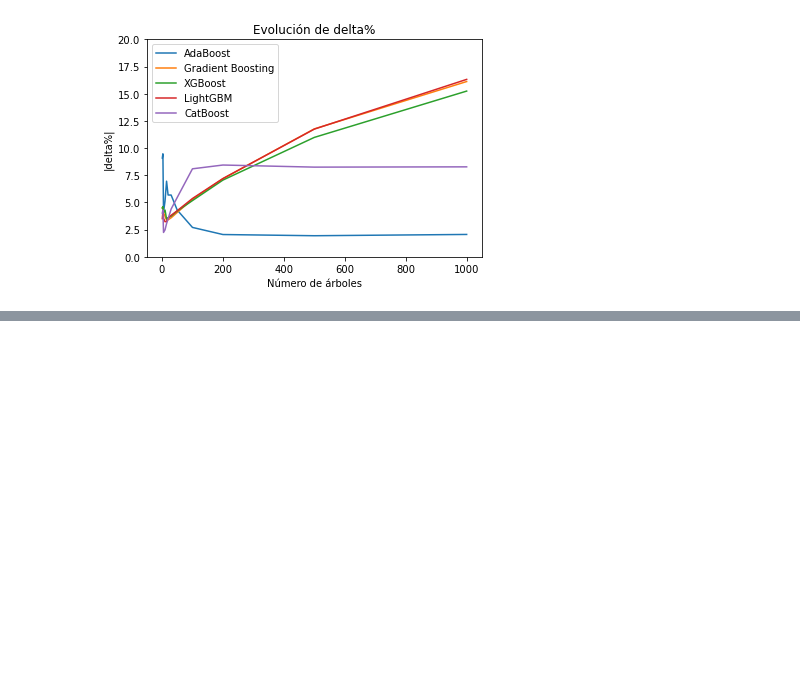
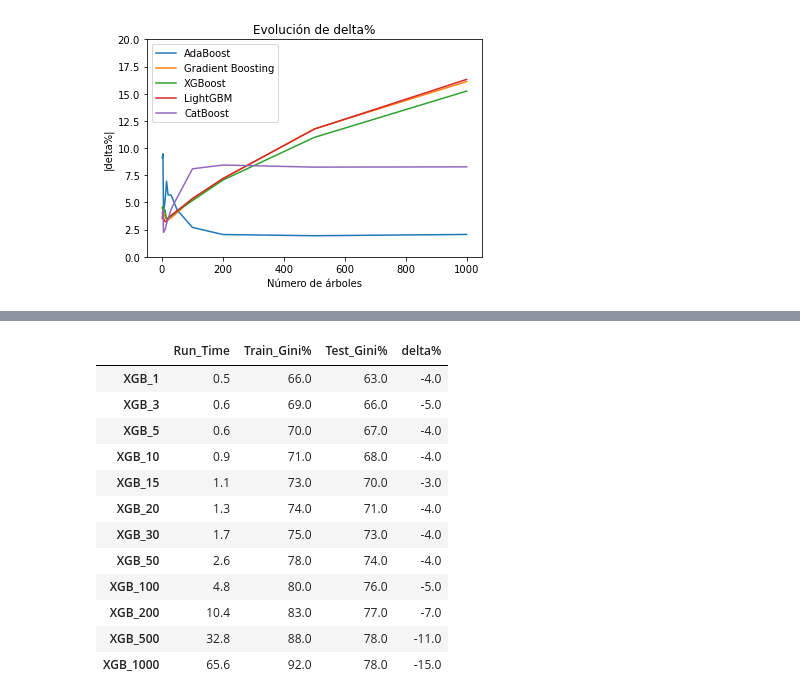
Before and after one commit to GinesMeca/TFG, a Jupyter notebook: notebooks/6. Boosting algorithms.ipynb, the cells around one changed output, grey strips where cells are left out. Drawn from its saved outputs; the diff is of its cells as text; code cells hidden in the pictures; blank space fills up the shorter version.

```diff
--- a/notebooks/6. Boosting algorithms.ipynb
+++ b/notebooks/6. Boosting algorithms.ipynb
@@ -315,0 +401,16 @@ DELTA.plot(ylim = [0,20], xlabel = 'Número de árboles', ylabel = '|delta%|', t
+# %%
+xgb[['Run_Time', 'Train_Gini%', 'Test_Gini%', 'delta%']]
+# %% [output]
+|  | Run_Time | Train_Gini% | Test_Gini% | delta% |
+| XGB_1 | 0.5 | 66.0 | 63.0 | -4.0 |
+| XGB_3 | 0.6 | 69.0 | 66.0 | -5.0 |
+| XGB_5 | 0.6 | 70.0 | 67.0 | -4.0 |
+| XGB_10 | 0.9 | 71.0 | 68.0 | -4.0 |
+| XGB_15 | 1.1 | 73.0 | 70.0 | -3.0 |
+| XGB_20 | 1.3 | 74.0 | 71.0 | -4.0 |
+| XGB_30 | 1.7 | 75.0 | 73.0 | -4.0 |
+| XGB_50 | 2.6 | 78.0 | 74.0 | -4.0 |
+| XGB_100 | 4.8 | 80.0 | 76.0 | -5.0 |
+| XGB_200 | 10.4 | 83.0 | 77.0 | -7.0 |
+| XGB_500 | 32.8 | 88.0 | 78.0 | -11.0 |
+| XGB_1000 | 65.6 | 92.0 | 78.0 | -15.0 |
```
Also changed, not shown: parts of 9 cells of this notebook, 7 other files.
